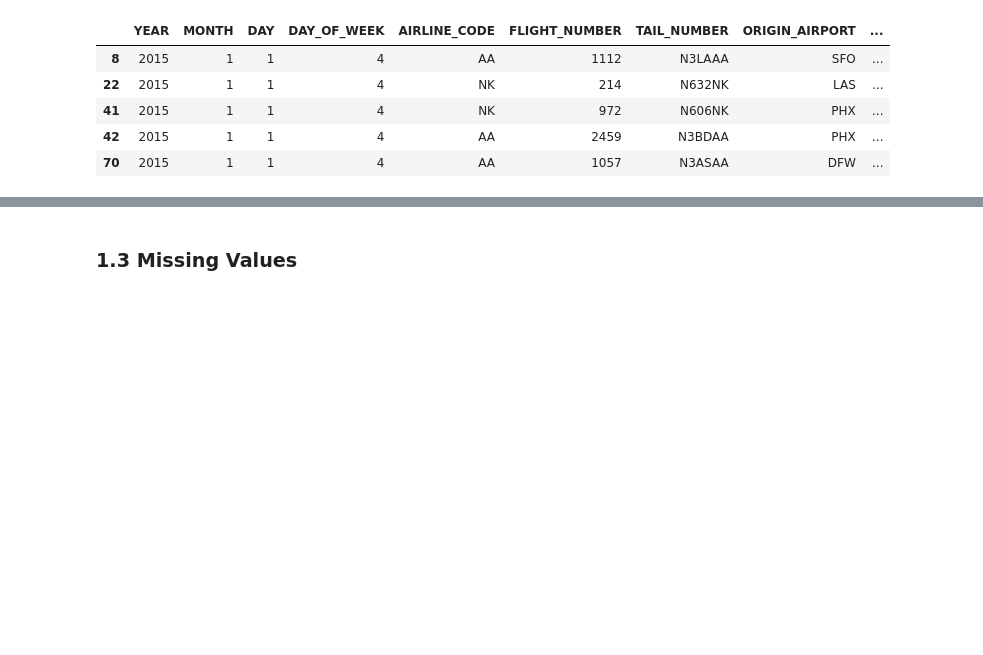
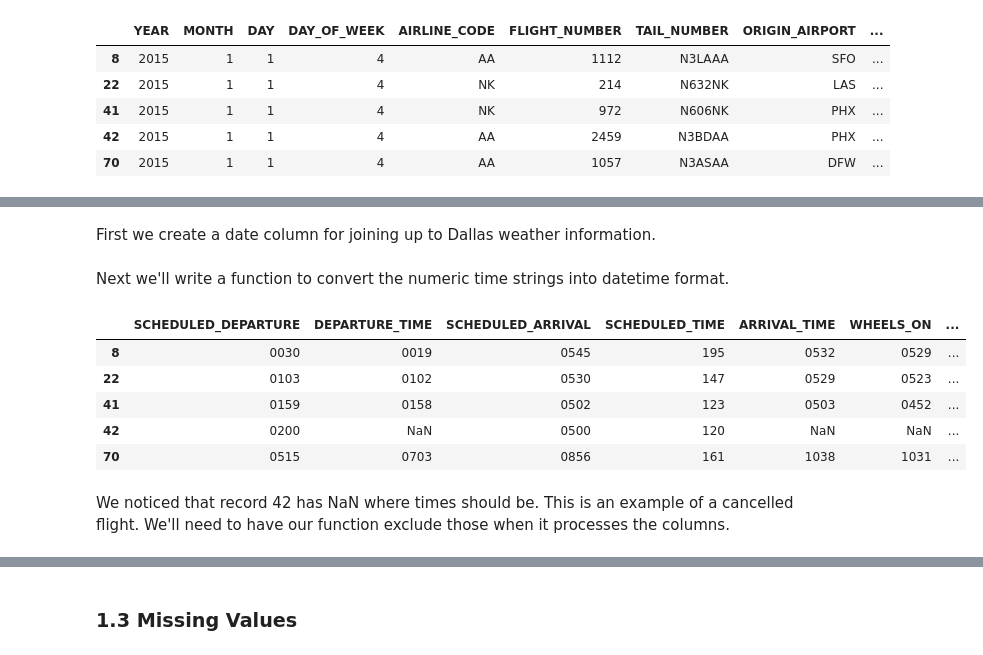
Before and after one commit to mattfarrow1/7331-machine-learning-1, a Jupyter notebook: Labs/Lab2_Group4_Matt.ipynb, the cells around one changed output, grey strips where cells are left out. Saved outputs shown, nothing was run; the diff lists cells and outputs as text; code cells hidden in the pictures; blank space fills up the shorter version.

```diff
--- a/Labs/Lab2_Group4_Matt.ipynb
+++ b/Labs/Lab2_Group4_Matt.ipynb
@@ -55,16 +54,6 @@ flights.rename(columns={'AIRLINE': 'AIRLINE_CODE'}, inplace=True)
 
 # Merge data together
 df = pd.merge(flights, airlines, on='AIRLINE_CODE', how = 'left')
-
-# Convert time to numeric for binning of the other times
-cols = ["SCHEDULED_DEPARTURE",
-        "DEPARTURE_TIME",
-        "SCHEDULED_ARRIVAL",
-        "SCHEDULED_TIME",
-        "ARRIVAL_TIME",
-        "WHEELS_ON",
-        "WHEELS_OFF"]
-df[cols] = df[cols].apply(pd.to_numeric)
 # %%
 # check variable types
 df.info()
@@ -153,19 +137,19 @@ We first convert SCHEDULED_DEPARTURE, DEPARTURE_TIME, ARRIVAL_TIME, and SCHEDULE
 cut_labels = ['overnight', 'morning', 'afternoon', 'evening']
 cut_bins = [0, 400, 1100, 1600, 2359]
 
-df['SCHED_DEPARTURE_TIME'] = pd.cut(df['SCHEDULED_DEPARTURE'],
+df['SCHED_DEPARTURE_TIME'] = pd.cut(df['SCHEDULED_DEPARTURE'].astype(float),
                                     bins=cut_bins,
                                     labels=cut_labels,
                                     include_lowest=True)
-df['ACTUAL_DEPARTURE_TIME'] = pd.cut(df['DEPARTURE_TIME'],
+df['ACTUAL_DEPARTURE_TIME'] = pd.cut(df['DEPARTURE_TIME'].astype(float),
                                      bins=cut_bins,
                                      labels=cut_labels,
                                      include_lowest=True)
-df['SCHED_ARRIVAL_TIME'] = pd.cut(df['SCHEDULED_ARRIVAL'],
+df['SCHED_ARRIVAL_TIME'] = pd.cut(df['SCHEDULED_ARRIVAL'].astype(float),
                                   bins=cut_bins,
                                   labels=cut_labels,
                                   include_lowest=True)
-df['ACTUAL_ARRIVAL_TIME'] = pd.cut(df['ARRIVAL_TIME'],
+df['ACTUAL_ARRIVAL_TIME'] = pd.cut(df['ARRIVAL_TIME'].astype(float),
                                   bins=cut_bins,
                                   labels=cut_labels,
                                   include_lowest=True)
@@ -228,0 +215,2 @@ df.head()
+# %% [markdown]
+First we create a date column for joining up to Dallas weather information.
@@ -228,0 +220,2 @@ df.head()
+# %% [markdown]
+Next we'll write a function to convert the numeric time strings into datetime format.
@@ -228,0 +240,12 @@ df.head()
+# %%
+# Look at the data prior to conversion
+df[cols].head()
+# %% [output]
+|  | SCHEDULED_DEPARTURE | DEPARTURE_TIME | SCHEDULED_ARRIVAL | SCHEDULED_TIME | ARRIVAL_TIME | WHEELS_ON | ... |
+| 8 | 0030 | 0019 | 0545 | 195 | 0532 | 0529 | ... |
+| 22 | 0103 | 0102 | 0530 | 147 | 0529 | 0523 | ... |
+| 41 | 0159 | 0158 | 0502 | 123 | 0503 | 0452 | ... |
+| 42 | 0200 | NaN | 0500 | 120 | NaN | NaN | ... |
+| 70 | 0515 | 0703 | 0856 | 161 | 1038 | 1031 | ... |
+# %% [markdown]
+We noticed that record 42 has NaN where times should be. This is an example of a cancelled flight. We'll need to have our function exclude those when it processes the columns.
```
Also changed, not shown: parts of 41 cells of this notebook.
